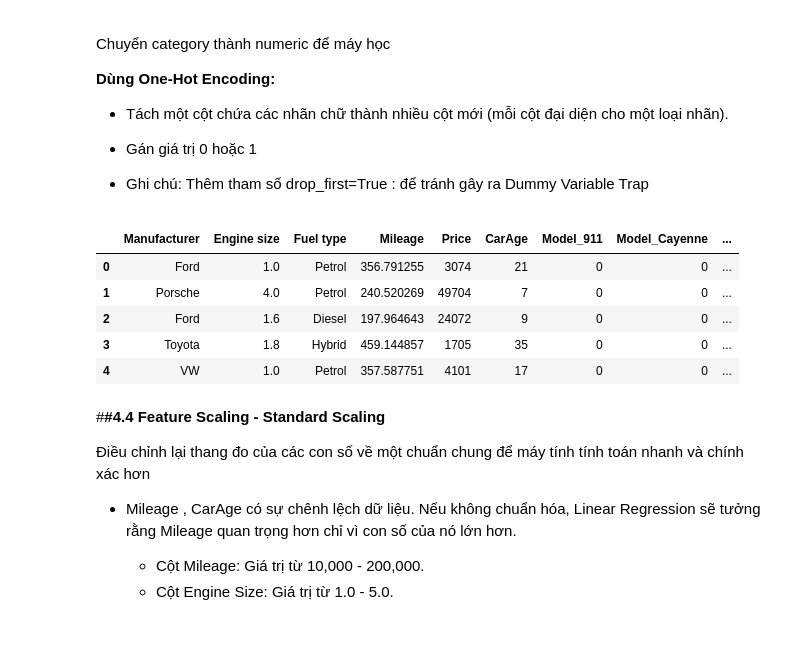
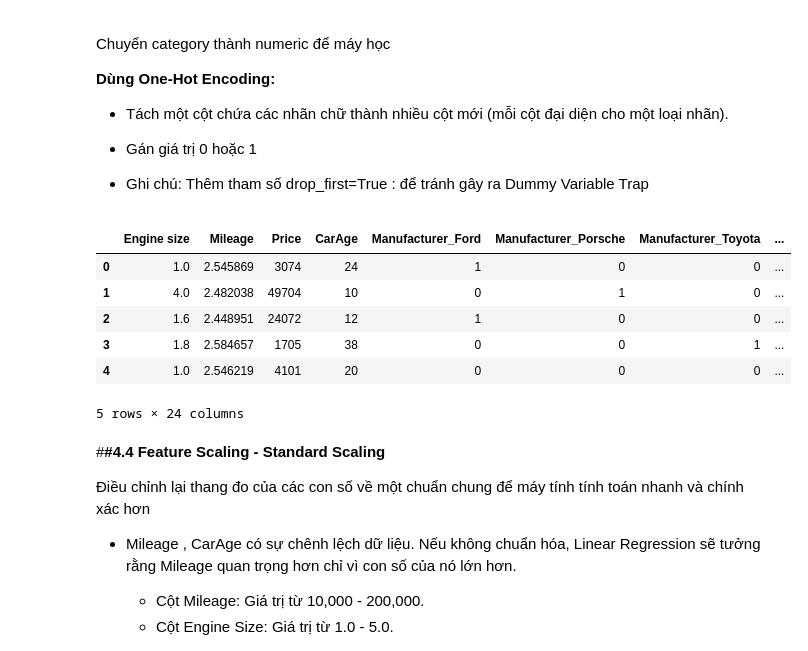
Before and after one commit to hoangchaulanbao/HocmayNC, a Jupyter notebook: btcn.ipynb, the cells around one changed output. Cells and saved outputs as stored; diff of their text form; code cells hidden in the pictures.

```diff
--- a/btcn.ipynb
+++ b/btcn.ipynb
@@ -640,7 +734,7 @@ Features         : 6
 # %%
- # 1. Tạo feature cột mới :  CarAge
+ # 4.1. Tạo cột feature mới :  CarAge
 if 'Year of manufacture' in df.columns:
-    df['CarAge'] = 2023 - df['Year of manufacture']
+    df['CarAge'] = 2026 - df['Year of manufacture']
     df.drop(columns=['Year of manufacture'], inplace=True)
 else:
     print("Column 'Year of manufacture' already dropped or does not exist.")
@@ -659,8 +801,8 @@ df.head()
 
 Do cột Mileage (Số km đã đi) thường bị lệch phải (Right-skewed) — nghĩa là có nhiều xe đi ít và một số ít xe đi cực kỳ nhiều
 # %%
-# 2. Mileage transform (reduce right skew)
-df['Mileage'] = np.sqrt(df['Mileage'])
+# 4.2. Mileage Log Transformation (Giảm độ lệch phải)
+df['Mileage'] = np.log1p(df['Mileage'])
 df.head()
 # %% [output]
 |  | Manufacturer | Model | Engine size | Fuel type | Mileage | Price | CarAge |
@@ -679,17 +821,17 @@ Chuyển category thành numeric để máy học
 
 - Ghi chú: Thêm tham số drop_first=True : để tránh gây ra Dummy Variable Trap
 # %%
-
-# 3. One-Hot Encoding for Model
-df = pd.get_dummies(df, columns=['Model'], drop_first=True, dtype=int)
+# 4.3.One-Hot Encoding for Manufacturer and Fuel type và Model
+df = pd.get_dummies(df, columns=['Manufacturer', 'Fuel type','Model'], drop_first=True, dtype=int)
 df.head()
 # %% [output]
-|  | Manufacturer | Engine size | Fuel type | Mileage | Price | CarAge | Model_911 | Model_Cayenne | ... |
-| 0 | Ford | 1.0 | Petrol | 356.791255 | 3074 | 21 | 0 | 0 | ... |
-| 1 | Porsche | 4.0 | Petrol | 240.520269 | 49704 | 7 | 0 | 0 | ... |
-| 2 | Ford | 1.6 | Diesel | 197.964643 | 24072 | 9 | 0 | 0 | ... |
-| 3 | Toyota | 1.8 | Hybrid | 459.144857 | 1705 | 35 | 0 | 0 | ... |
-| 4 | VW | 1.0 | Petrol | 357.587751 | 4101 | 17 | 0 | 0 | ... |
+|  | Engine size | Mileage | Price | CarAge | Manufacturer_Ford | Manufacturer_Porsche | Manufacturer_Toyota | ... |
+| 0 | 1.0 | 2.545869 | 3074 | 24 | 1 | 0 | 0 | ... |
+| 1 | 4.0 | 2.482038 | 49704 | 10 | 0 | 1 | 0 | ... |
+| 2 | 1.6 | 2.448951 | 24072 | 12 | 1 | 0 | 0 | ... |
+| 3 | 1.8 | 2.584657 | 1705 | 38 | 0 | 0 | 1 | ... |
+| 4 | 1.0 | 2.546219 | 4101 | 20 | 0 | 0 | 0 | ... |
+5 rows × 24 columns
 # %% [markdown]
 #**#4.4 Feature Scaling - Standard Scaling**
 
```
Also changed, not shown: parts of 36 cells of this notebook.
